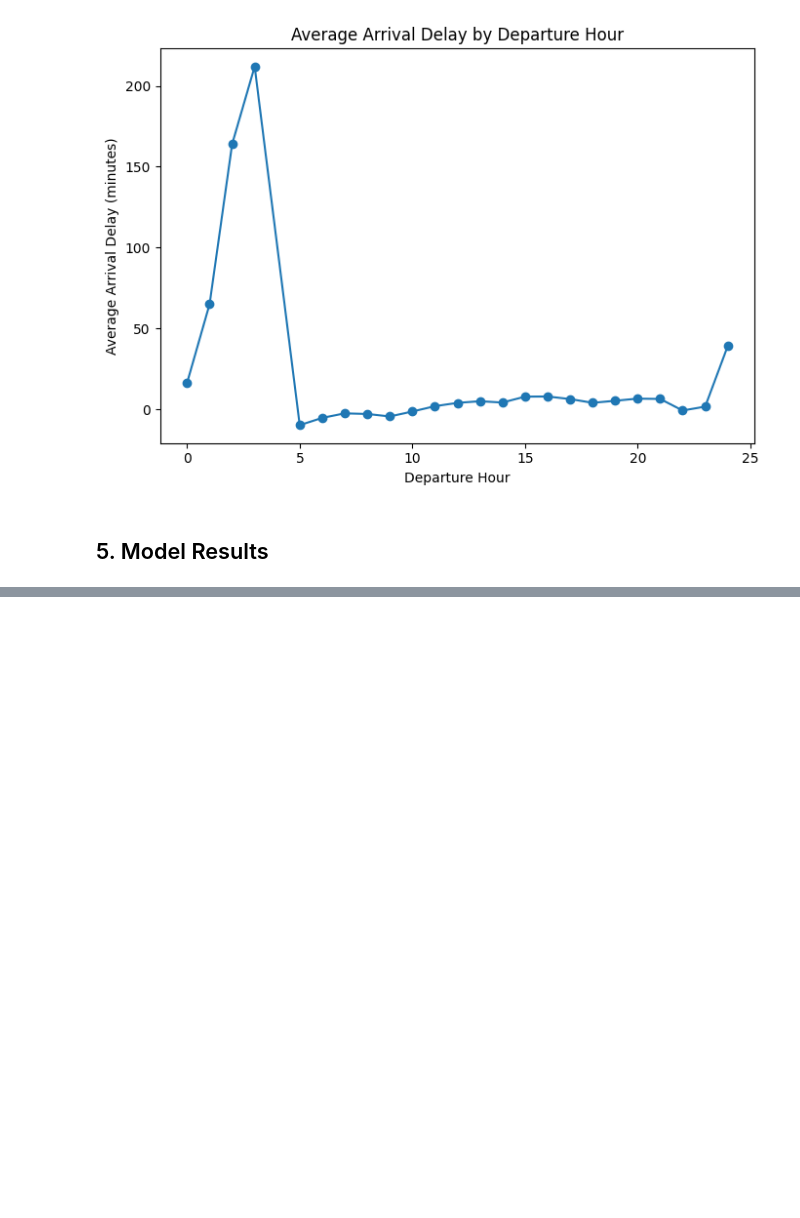
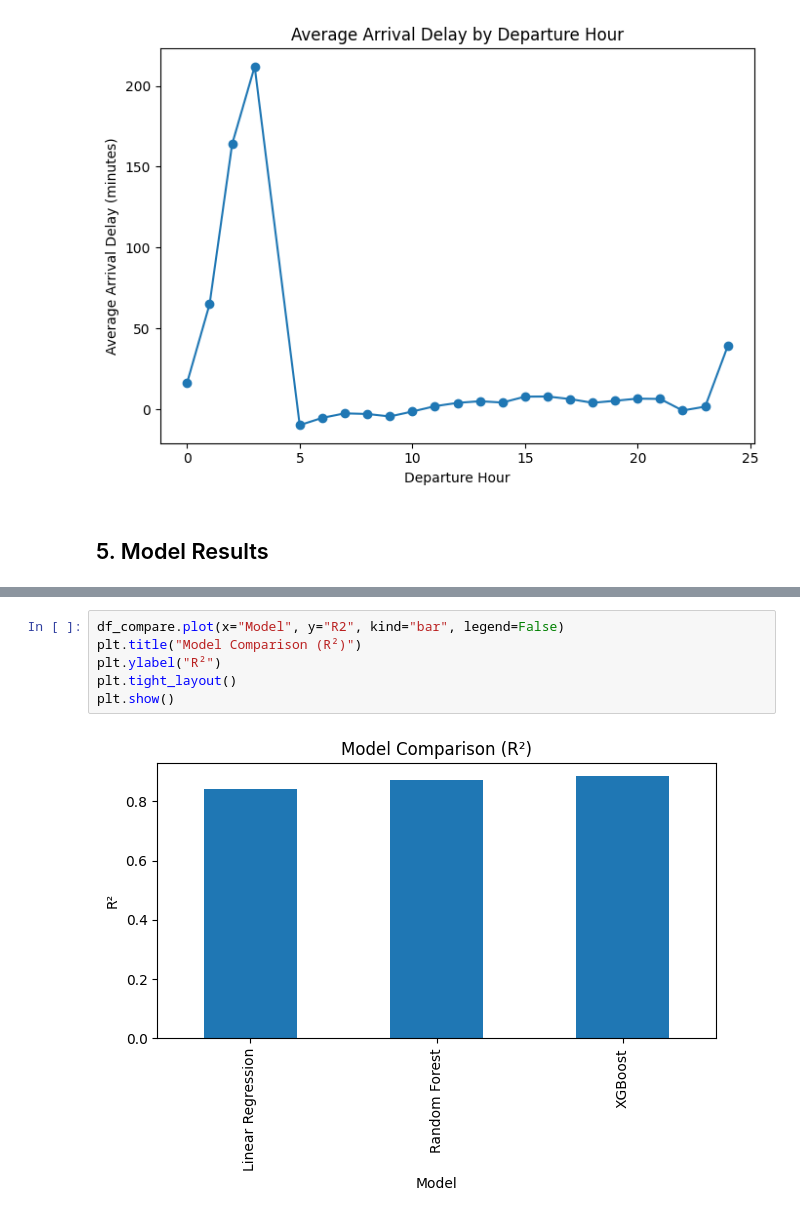
Before and after one commit to yilingx-333/flight-delay-prediction, a Jupyter notebook: src/results.ipynb, the cells around one changed output, grey strips where cells are left out. Cells and saved outputs as stored; diff of their text form; blank space fills up the shorter version.

Commit message:
final update: pipeline, models, notebook, config

```diff
--- a/src/results.ipynb
+++ b/src/results.ipynb
@@ -224,0 +194,8 @@ if xgb_plot.exists():
+# %%
+df_compare.plot(x="Model", y="R2", kind="bar", legend=False)
+plt.title("Model Comparison (R²)")
+plt.ylabel("R²")
+plt.tight_layout()
+plt.show()
+# %% [output]
+[figure, added]
```
Also changed, not shown: parts of 12 cells of this notebook, 9 other files.
